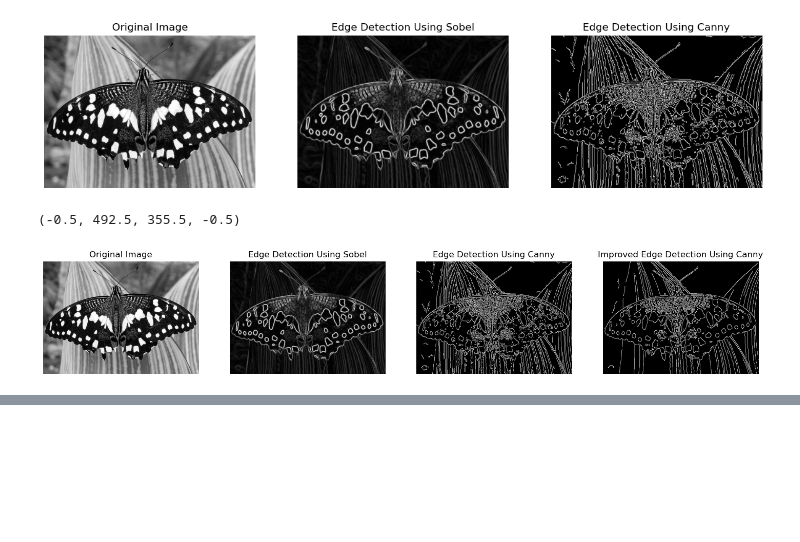
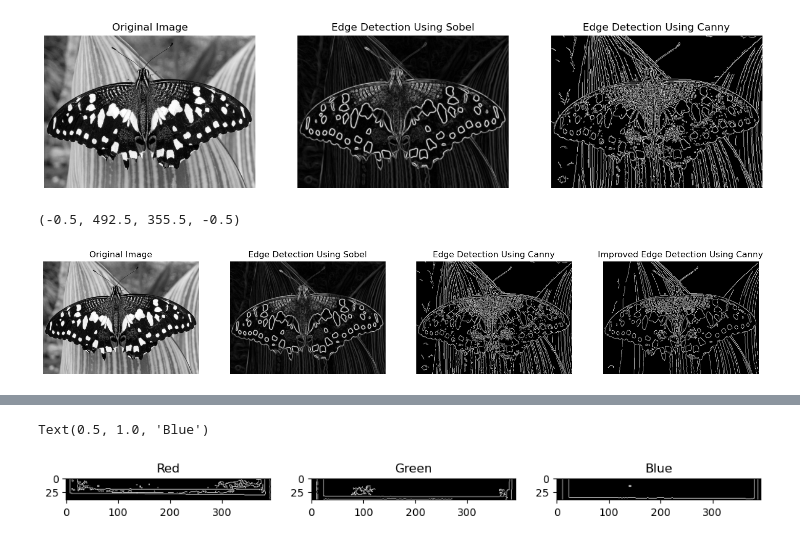
Before and after one commit to lamiselsayed/Computer-Vision-Repository, a Jupyter notebook: midterm prep/Lamis's Midterm Review/Midterm Review -- Lectures 1-8.ipynb, the cells around one changed output, grey strips where cells are left out. Drawn from its saved outputs; the diff is of its cells as text; code cells hidden in the pictures; blank space fills up the shorter version.

```diff
--- a/midterm prep/Lamis's Midterm Review/Midterm Review -- Lectures 1-8.ipynb
+++ b/midterm prep/Lamis's Midterm Review/Midterm Review -- Lectures 1-8.ipynb
@@ -221,0 +276,17 @@ plt.axis('off')
+# %%
+# to shift the color channels, I will look at the bottom part of the images
+plt.figure(figsize = (12, 12))
+plt.subplot(1, 3, 1)
+plt.imshow(cannyRed[300:][:100], cmap = 'gray')
+plt.title('Red')
+
+plt.subplot(1, 3, 2)
+plt.imshow(cannyGreen[300:][:100], cmap = 'gray')
+plt.title('Green')
+
+plt.subplot(1, 3, 3)
+plt.imshow(cannyBlue[300:][:100], cmap = 'gray')
+plt.title('Blue')
+# %% [output]
+Text(0.5, 1.0, 'Blue')
+[figure, added]
```
Also changed, not shown: parts of 13 cells of this notebook.
